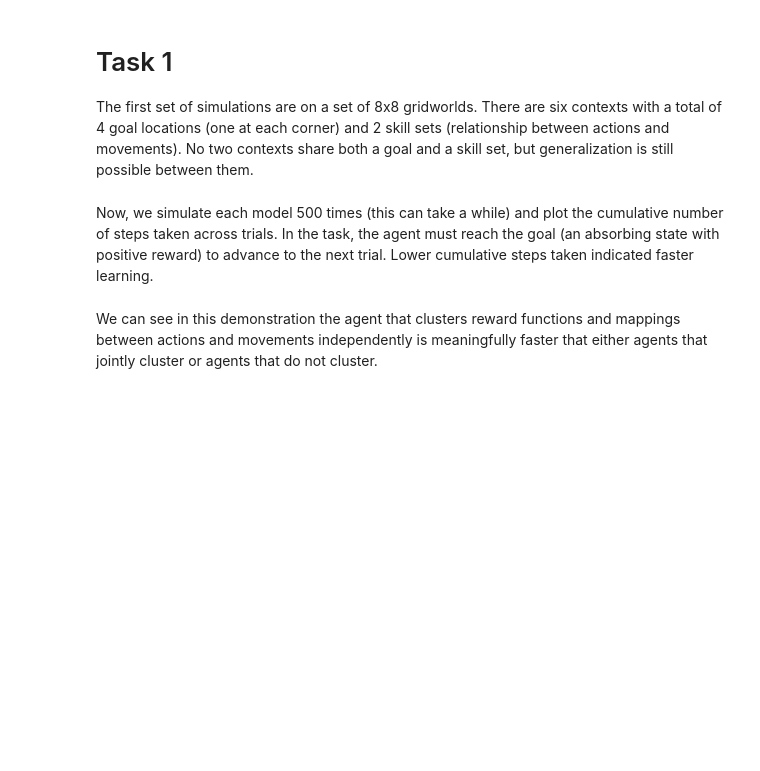
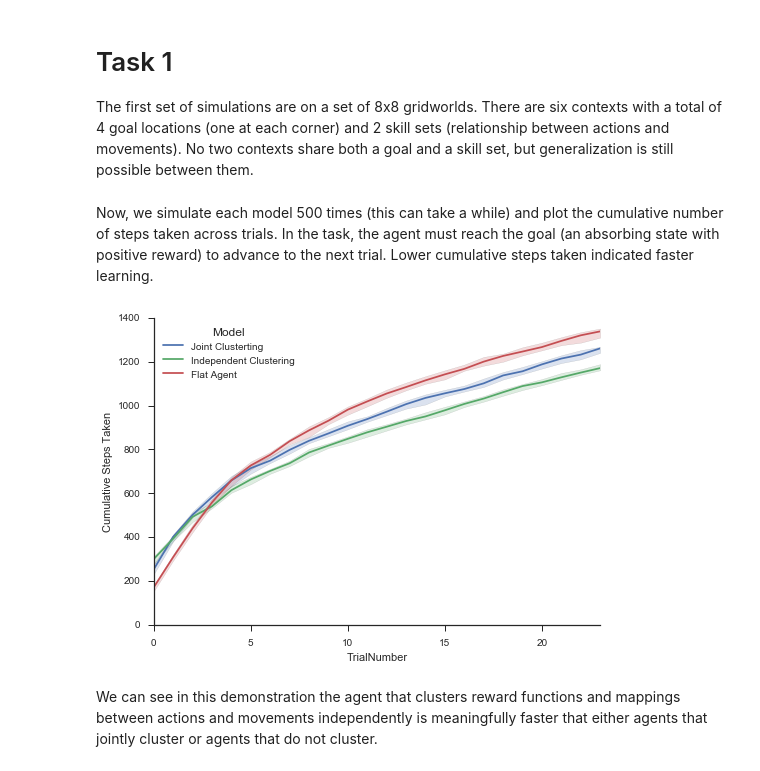
Before and after one commit to nicktfranklin/IndependentClusters, a Jupyter notebook: Demonstration.ipynb, the cells around one changed output. Drawn from its saved outputs; the diff is of its cells as text; code cells hidden in the pictures; blank space fills up the shorter version.

```diff
--- a/Demonstration.ipynb
+++ b/Demonstration.ipynb
@@ -140,23 +140,25 @@ Now, we simulate each model 500 times (this can take a while) and plot the cumul
 trials. In the task, the agent must reach the goal (an absorbing state with positive reward)
 to advance to the next trial. Lower cumulative steps taken indicated faster learning.
 # %%
-n_sim = 20
+n_sim = 500
 
 results = simulate_all(n_sim, task_kwargs)
 
 # define the parameters to plot the results
 tsplot_kwargs = dict(
     time='TrialNumber',
     value='Cumulative Steps Taken',
     data=results[results['In goal']],
     unit='Simulation Number',
     condition='Model',
     estimator=np.median
 )
 
 with sns.axes_style('ticks'):
     sns.tsplot(**tsplot_kwargs)
     sns.despine()
+# %% [output]
+[figure, added]
 # %% [markdown]
 We can see in this demonstration the agent that clusters reward functions and mappings between actions and movements independently is meaningfully faster that either agents that jointly cluster or agents that do not cluster.
 # %% [markdown]
```
Also changed, not shown: parts of 2 cells of this notebook.
